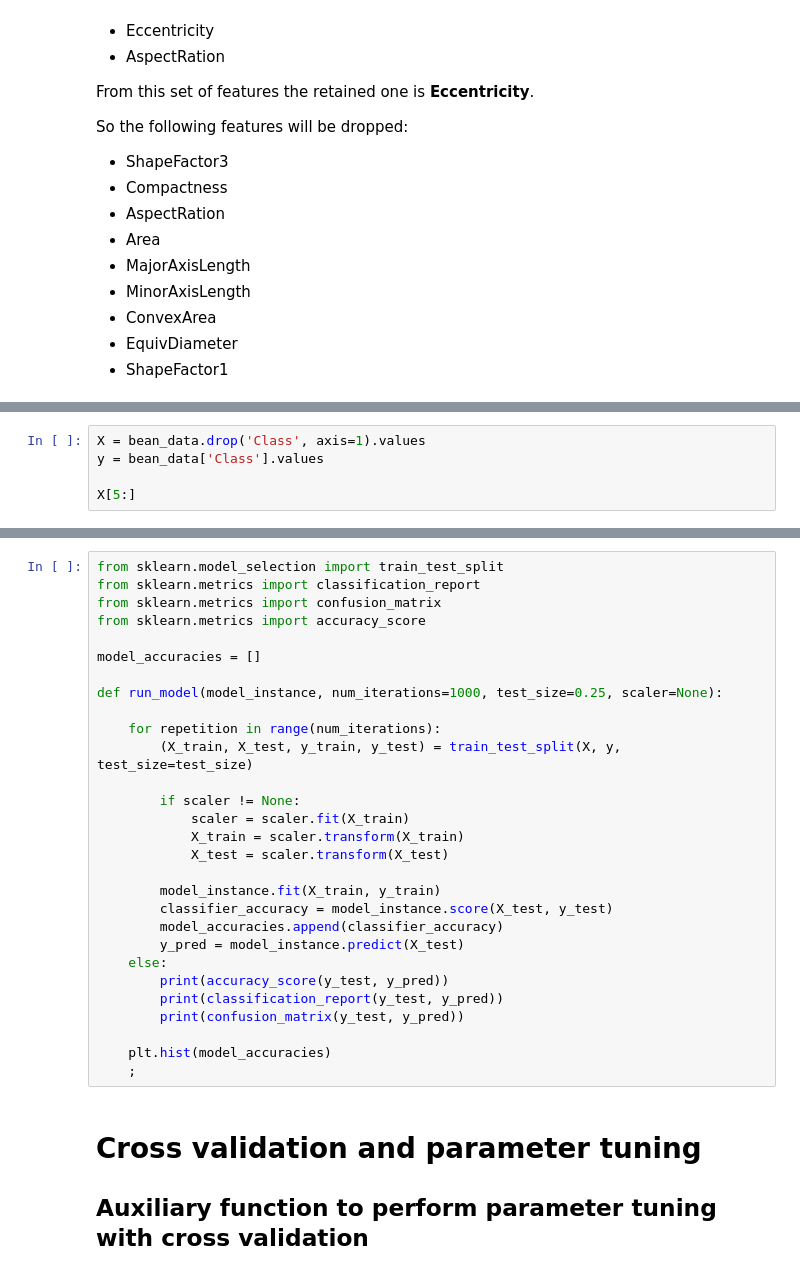
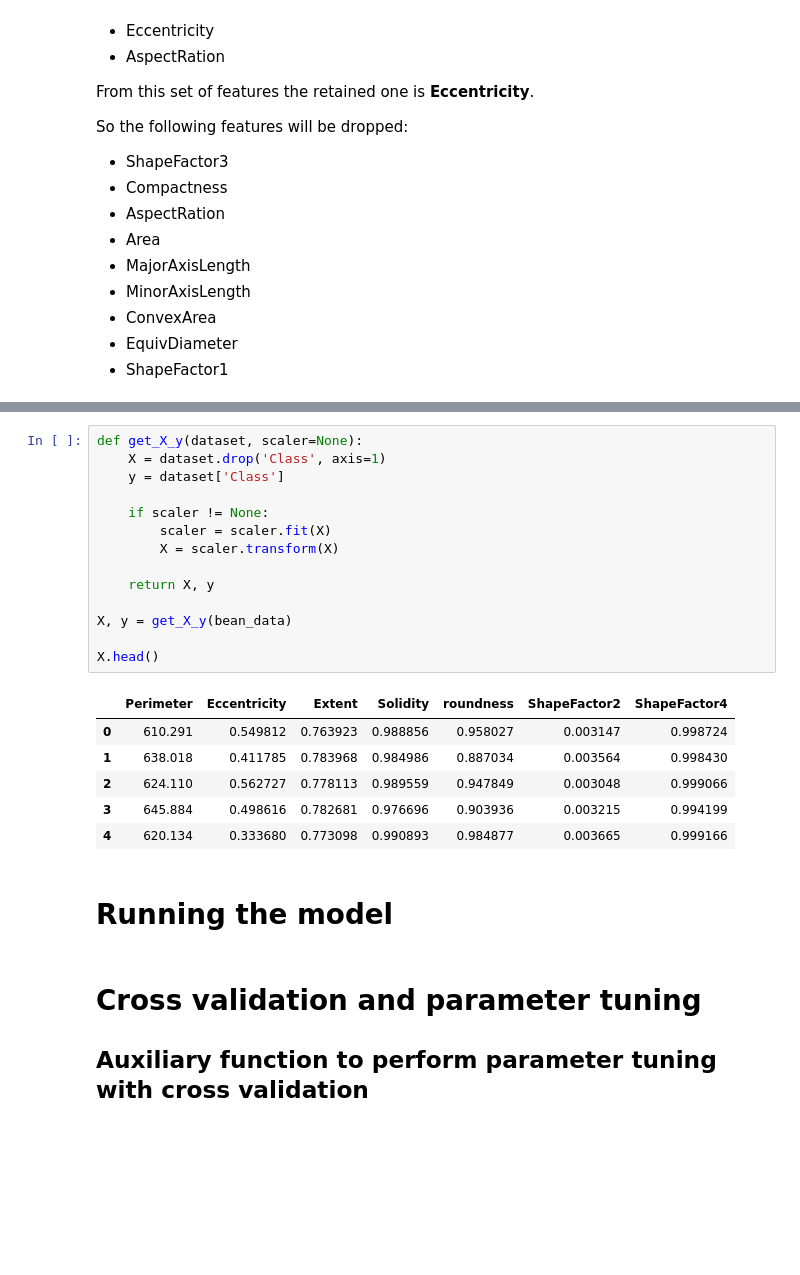
Before and after one commit to Educorreia932/FEUP-IART, a Jupyter notebook: src/notebook.ipynb, the cells around one changed output, grey strips where cells are left out. Drawn from its saved outputs; the diff is of its cells as text; blank space fills up the shorter version.

Commit message:
Remove run_model method and created a method to split the dataset

```diff
--- a/src/notebook.ipynb
+++ b/src/notebook.ipynb
@@ -202,8 +219,3 @@ bean_data.head()
 | 2 | 624.110 | 0.562727 | 0.778113 | 0.989559 | 0.947849 | 0.003048 | 0.999066 | 5 |
 | 3 | 645.884 | 0.498616 | 0.782681 | 0.976696 | 0.903936 | 0.003215 | 0.994199 | 5 |
 | 4 | 620.134 | 0.333680 | 0.773098 | 0.990893 | 0.984877 | 0.003665 | 0.999166 | 5 |
-# %%
-X = bean_data.drop('Class', axis=1).values
-y = bean_data['Class'].values
-
-X[5:]
@@ -227,32 +222,26 @@ array([[6.34927000e+02, 5.20400660e-01, 7.75688485e-01, ...,
-# %%
-from sklearn.model_selection import train_test_split
-from sklearn.metrics import classification_report
-from sklearn.metrics import confusion_matrix
-from sklearn.metrics import accuracy_score
-
-model_accuracies = []
-
-def run_model(model_instance, num_iterations=1000, test_size=0.25, scaler=None):
-
-    for repetition in range(num_iterations):
-        (X_train, X_test, y_train, y_test) = train_test_split(X, y, test_size=test_size)
-
-        if scaler != None:
-            scaler = scaler.fit(X_train)
-            X_train = scaler.transform(X_train)
-            X_test = scaler.transform(X_test)
-
-        model_instance.fit(X_train, y_train)
-        classifier_accuracy = model_instance.score(X_test, y_test)
-        model_accuracies.append(classifier_accuracy)
-        y_pred = model_instance.predict(X_test)
-    else:
-        print(accuracy_score(y_test, y_pred))
-        print(classification_report(y_test, y_pred))
-        print(confusion_matrix(y_test, y_pred))
-
-    plt.hist(model_accuracies)
-    ;
+# %%
+def get_X_y(dataset, scaler=None):
+    X = dataset.drop('Class', axis=1)
+    y = dataset['Class']
+
+    if scaler != None:
+        scaler = scaler.fit(X)
+        X = scaler.transform(X)
+
+    return X, y
+
+X, y = get_X_y(bean_data)
+
+X.head()
+# %% [output]
+|  | Perimeter | Eccentricity | Extent | Solidity | roundness | ShapeFactor2 | ShapeFactor4 |
+| 0 | 610.291 | 0.549812 | 0.763923 | 0.988856 | 0.958027 | 0.003147 | 0.998724 |
+| 1 | 638.018 | 0.411785 | 0.783968 | 0.984986 | 0.887034 | 0.003564 | 0.998430 |
+| 2 | 624.110 | 0.562727 | 0.778113 | 0.989559 | 0.947849 | 0.003048 | 0.999066 |
+| 3 | 645.884 | 0.498616 | 0.782681 | 0.976696 | 0.903936 | 0.003215 | 0.994199 |
+| 4 | 620.134 | 0.333680 | 0.773098 | 0.990893 | 0.984877 | 0.003665 | 0.999166 |
+# %% [markdown]
+# Running the model
 # %% [markdown]
 # Cross validation and parameter tuning
 ## Auxiliary function to perform parameter tuning with cross validation
```
Also changed, not shown: parts of 20 cells of this notebook.
